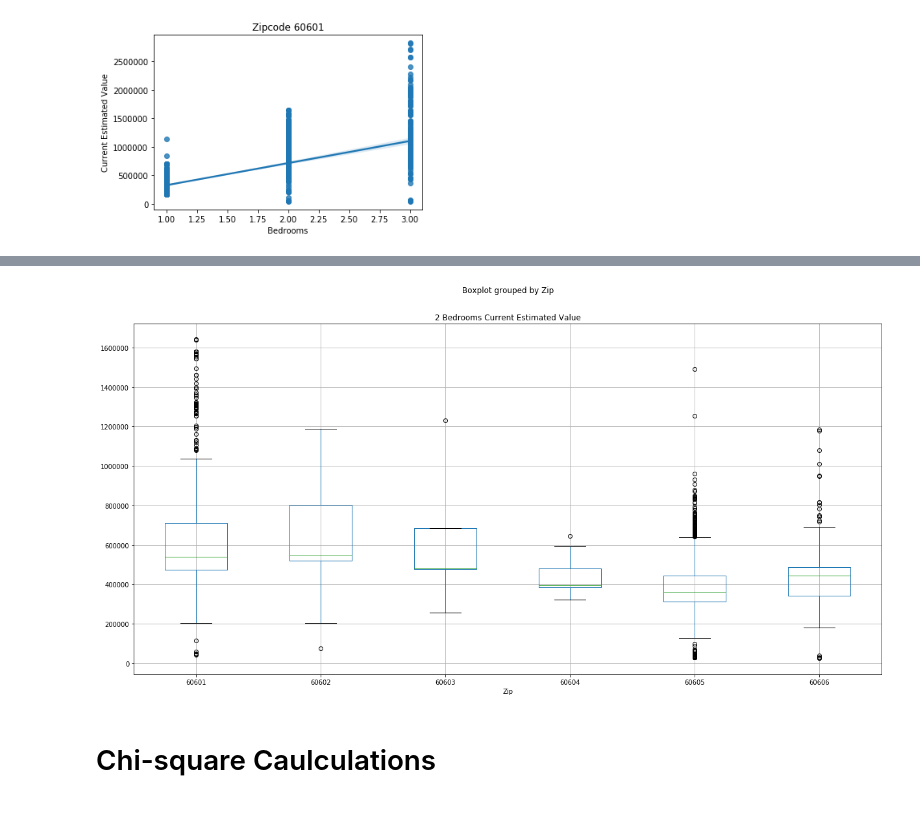
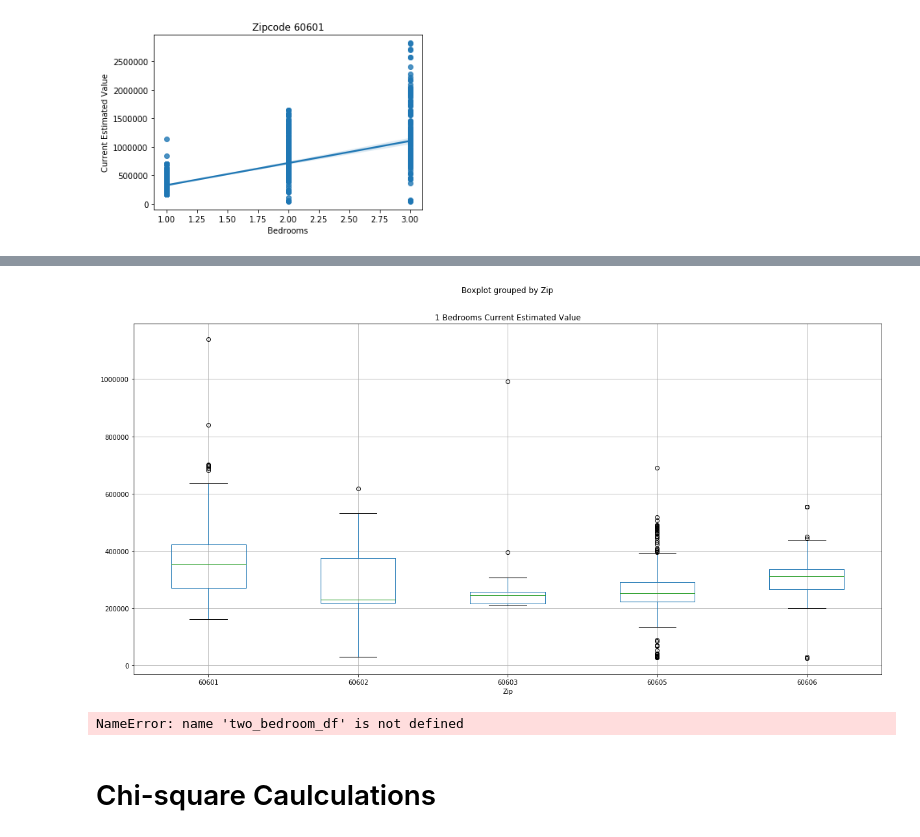
Before and after one commit to FeLowe/NW-Bootcamp-Projects, a Jupyter notebook: analysis.ipynb, the cells around one changed output, grey strips where cells are left out. Cells and saved outputs as stored; diff of their text form; code cells hidden in the pictures.

```diff
--- a/analysis.ipynb
+++ b/analysis.ipynb
@@ -161,11 +163,17 @@ plt.savefig("Images/scatter60601.png")
+# %%
+# only focus on 1bed to see the variance of amount by zip
+one_bedroom_df.boxplot('Current Estimated Value',by="Zip",figsize=(20, 10))
+plt.title('1 Bedrooms Current Estimated Value')
+plt.savefig("Images/boxplot1br.png")
+# %% [output]
+[figure, added]
 # %%
-# only focus on 2bed/2bath to see the variance of amount by zip
-Boxplot = bedrooms_combined_df.loc[bedrooms_combined_df['Bedrooms']==2]
-Boxplot.boxplot('Current Estimated Value',by="Zip",figsize=(20, 10))
+# only focus on 2bed to see the variance of amount by zip
+two_bedroom_df.boxplot('Current Estimated Value',by="Zip",figsize=(20, 10))
 plt.title('2 Bedrooms Current Estimated Value')
-plt.savefig("Images/boxplot.png")
+plt.savefig("Images/boxplot2br.png")
 # %% [output]
-[figure, removed]
+NameError: name 'two_bedroom_df' is not defined
 # %% [markdown]
 # Chi-square Caulculations
 # %%
```
Also changed, not shown: parts of 1 cell of this notebook, 2 other files.
